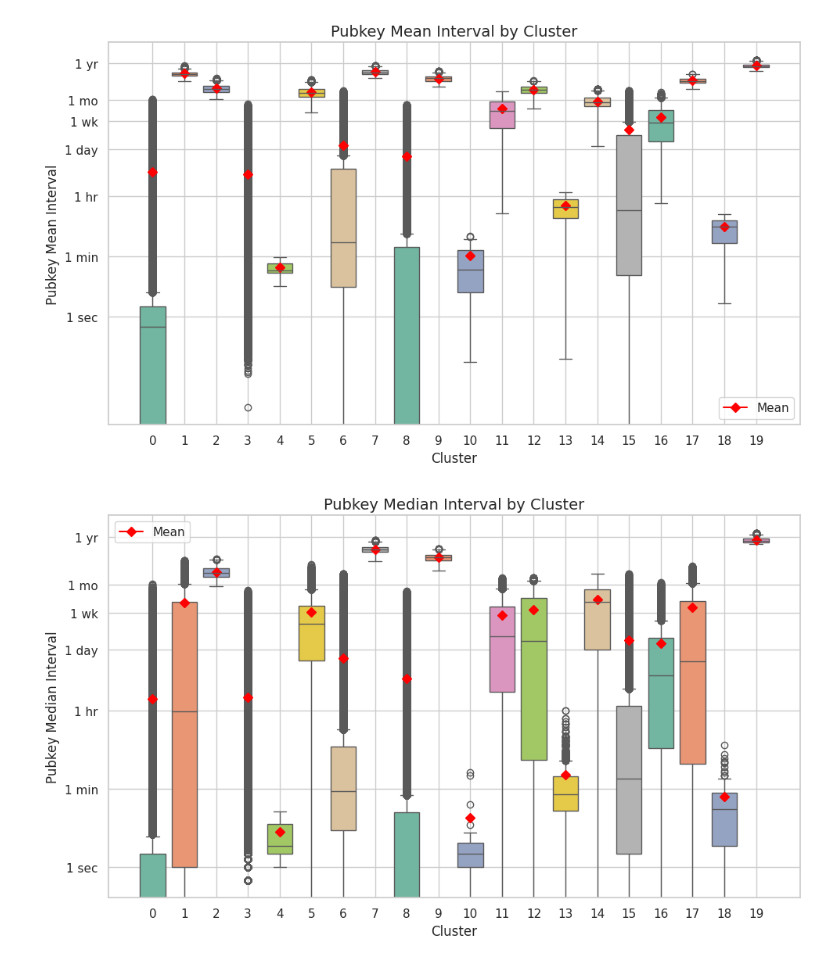
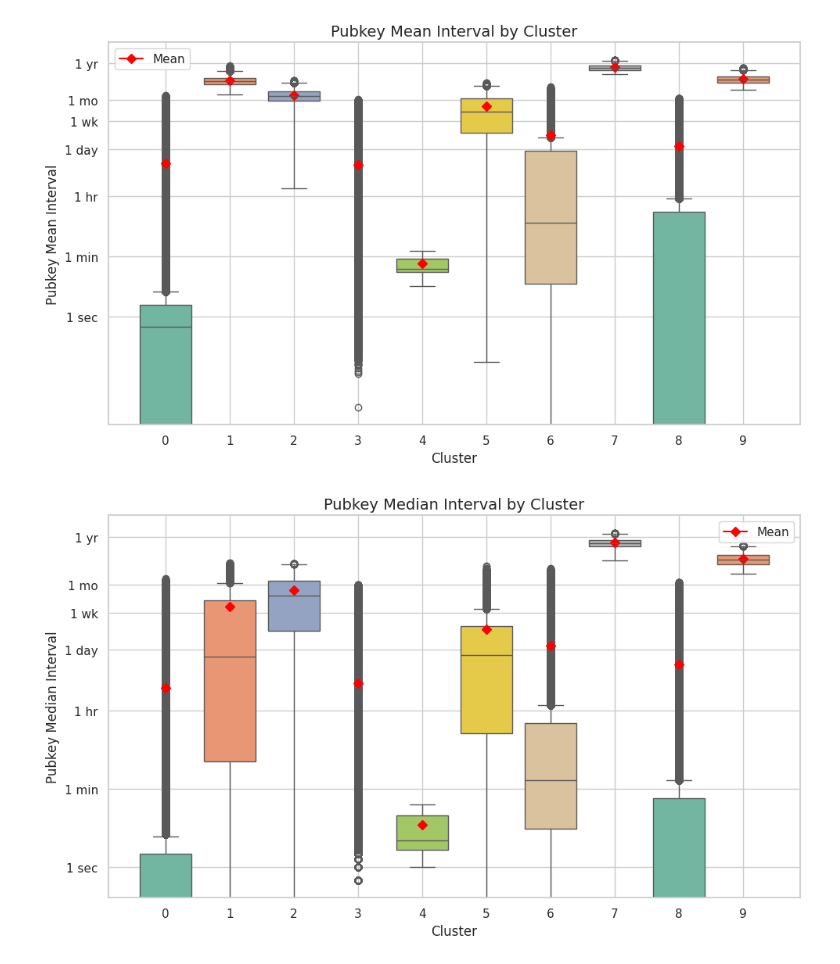
Before and after one commit to Bigbrotr/analysis, a Jupyter notebook: analysis/src/pubkeys_analysis.ipynb, the cells around one changed output. Drawn from its saved outputs; the diff is of its cells as text; code cells hidden in the pictures.

```diff
--- a/analysis/src/pubkeys_analysis.ipynb
+++ b/analysis/src/pubkeys_analysis.ipynb
@@ -83,7 +83,11 @@ features = df.select([
     "lifespan_sec",
     "mean_interval_sec",
     "median_interval_sec",
-    "std_interval_sec"
+    "std_interval_sec",
+    "followers_count",
+    "following_count",
+    "read_relay_count",
+    "write_relay_count",
 ]).to_pandas()
 
 scaler = StandardScaler()
@@ -168,6 +174,10 @@ feature_info = {
     "mean_interval": ("Pubkey Mean Interval", "mean_interval", "duration"),
     "median_interval": ("Pubkey Median Interval", "median_interval", "duration"),
     "std_interval": ("Pubkey Std. Interval", "std_interval", "duration"),
+    "followers_count": ("Followers Count", "followers_count", "numeric"),
+    "following_count": ("Following Count", "following_count", "numeric"),
+    "read_relay_count": ("Read Relay Count", "read_relay_count", "numeric"),
+    "write_relay_count": ("Write Relay Count", "write_relay_count", "numeric"),
 }
 
 # Palette for clusters
@@ -249,2 +259,2 @@ for key, (label, col, kind) in feature_info.items():
-[figure, old version]
+[figure, new version]
-[figure, old version]
+[figure, new version]
```
Also changed, not shown: parts of 5 cells of this notebook, 7 other files.
